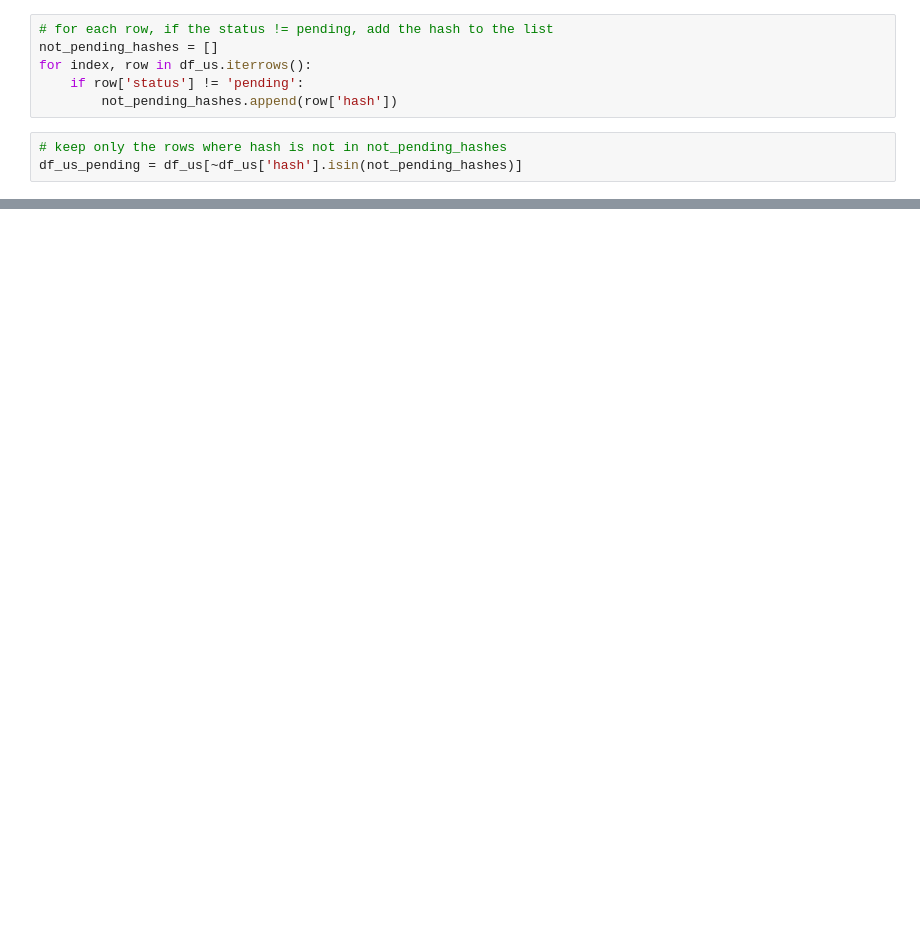
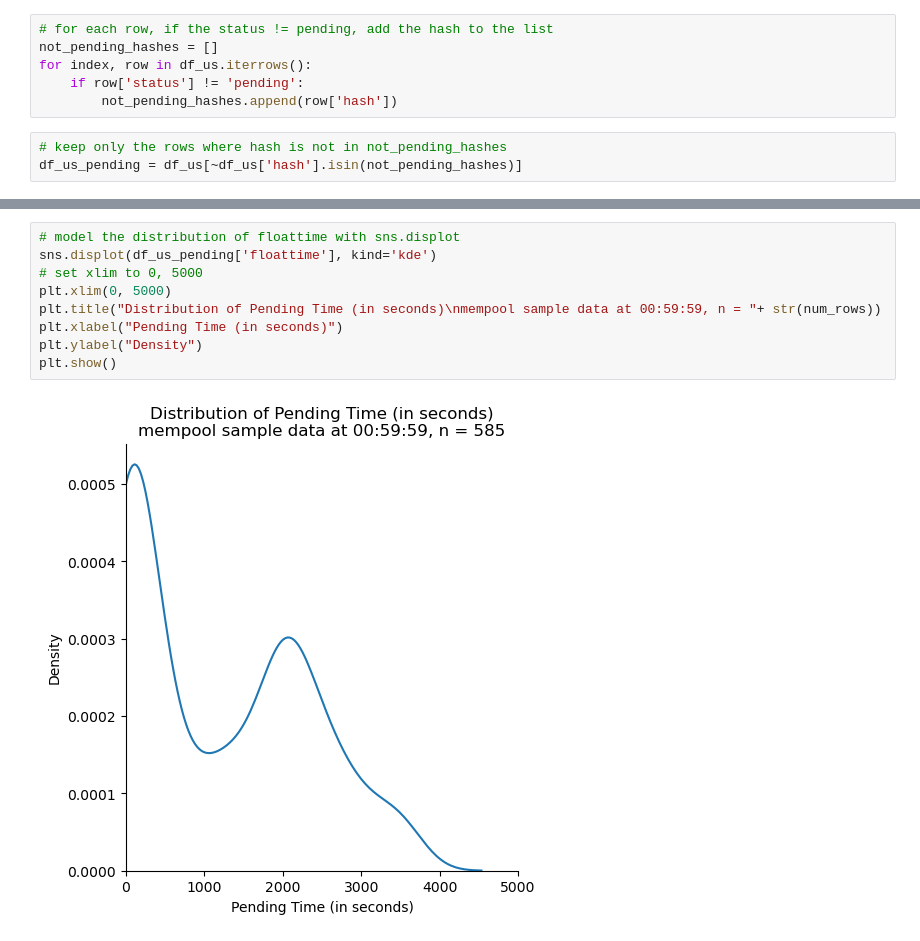
Before and after one commit to krzhang/camcos, a Jupyter notebook: CAMCOS_2023F/Data_Exploration/average_pending_time.ipynb, the cells around one changed output, grey strips where cells are left out. Saved outputs shown, nothing was run; the diff lists cells and outputs as text; blank space fills up the shorter version.

```diff
--- a/CAMCOS_2023F/Data_Exploration/average_pending_time.ipynb
+++ b/CAMCOS_2023F/Data_Exploration/average_pending_time.ipynb
@@ -106,0 +166,11 @@ plt.show()
+# %%
+# model the distribution of floattime with sns.displot
+sns.displot(df_us_pending['floattime'], kind='kde')
+# set xlim to 0, 5000
+plt.xlim(0, 5000)
+plt.title("Distribution of Pending Time (in seconds)\nmempool sample data at 00:59:59, n = "+ str(num_rows))
+plt.xlabel("Pending Time (in seconds)")
+plt.ylabel("Density")
+plt.show()
+# %% [output]
+[figure, added]
```
Also changed, not shown: parts of 48 cells of this notebook.
